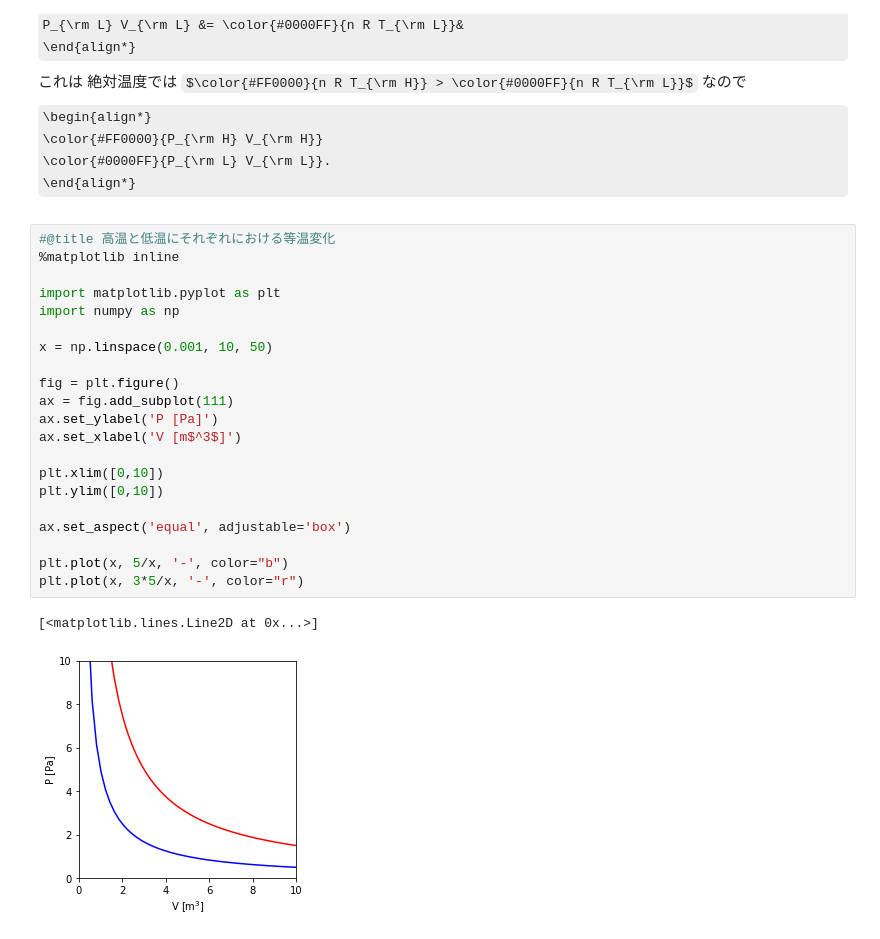
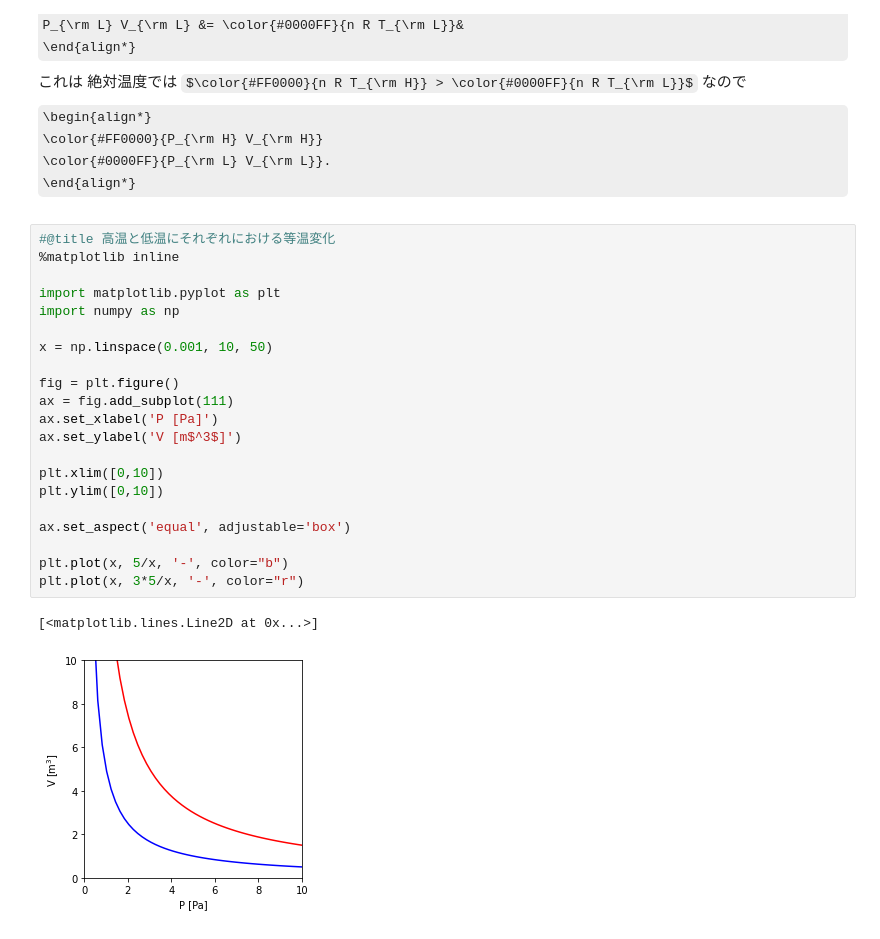
Before and after one commit to kzhkAKT/Physics2, a Jupyter notebook: 3331_等温変化_物理2.ipynb, the cells around one changed output. Cells and saved outputs as stored; diff of their text form; some formulas as TeX source.

```diff
--- a/3331_等温変化_物理2.ipynb
+++ b/3331_等温変化_物理2.ipynb
@@ -56,27 +56,27 @@ P_{\rm L} V_{\rm L} &= \color{#0000FF}{n R T_{\rm L}}&
 # %%
 #@title 高温と低温にそれぞれにおける等温変化
 %matplotlib inline
 
 import matplotlib.pyplot as plt
 import numpy as np
 
 x = np.linspace(0.001, 10, 50)
 
 fig = plt.figure()
 ax = fig.add_subplot(111)
-ax.set_ylabel('P [Pa]')
-ax.set_xlabel('V [m$^3$]')
+ax.set_xlabel('P [Pa]')
+ax.set_ylabel('V [m$^3$]')
 
 plt.xlim([0,10])
 plt.ylim([0,10])
 
 ax.set_aspect('equal', adjustable='box')
 
 plt.plot(x, 5/x, '-', color="b")
 plt.plot(x, 3*5/x, '-', color="r")
 # %% [output]
 [<matplotlib.lines.Line2D at 0x...>]
-[figure, old version]
+[figure, new version]
 # %% [markdown]
 $\require{cancel}$
 ## $\Delta T =0$ における熱力学第一法則
```
Also changed, not shown: parts of 4 cells of this notebook.
